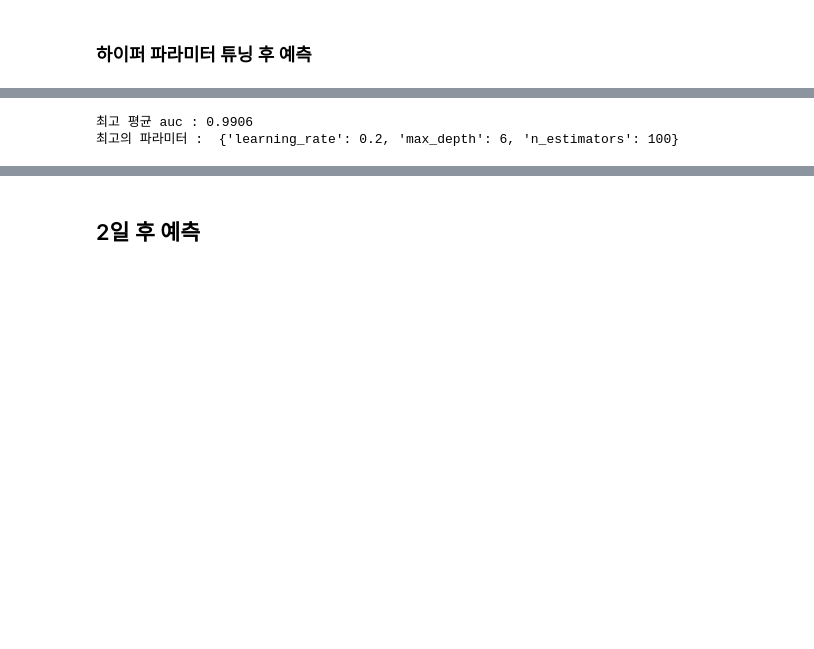
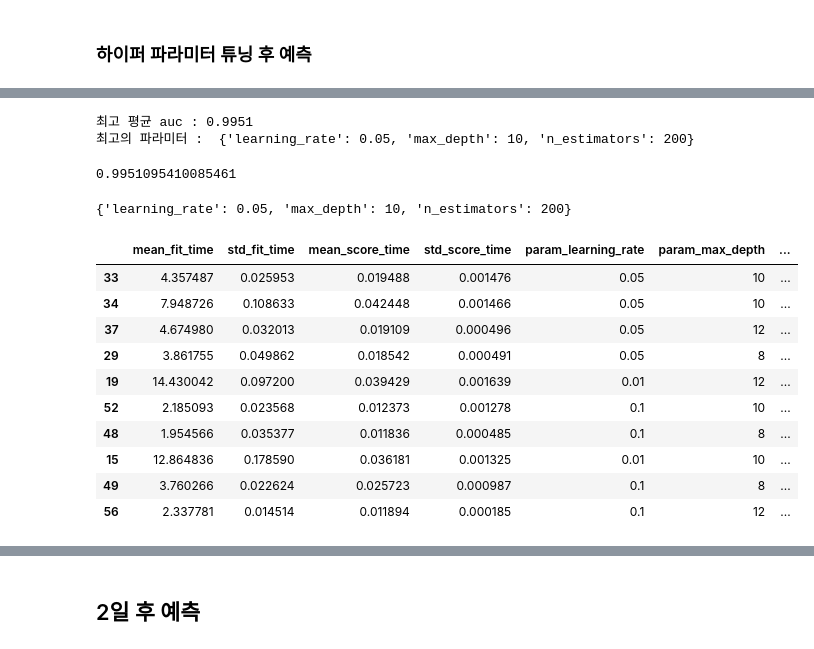
Before and after one commit to wonkwonlee/landslide-prediction-modeling, a Jupyter notebook: XGBoost_undersample.ipynb, the cells around one changed output, grey strips where cells are left out. Drawn from its saved outputs; the diff is of its cells as text; code cells hidden in the pictures; blank space fills up the shorter version.

Commit message:
Update XGBoost with Undersample. Add a function to save best models.

```diff
--- a/XGBoost_undersample.ipynb
+++ b/XGBoost_undersample.ipynb
@@ -175,12 +156,35 @@ GridSearchCV(cv=None, error_score=nan,
 # %%
 print("최고 평균 auc : {0:.4f}".format(xgb_grid.best_score_))
 print("최고의 파라미터 : ", xgb_grid.best_params_)
+print("최고 점수를 낸 파라미터를 가진 모형 : ", xgb_grid.best_estimator_)
 # %% [output]
-최고 평균 auc : 0.9906
-최고의 파라미터 :  {'learning_rate': 0.2, 'max_depth': 6, 'n_estimators': 100}
+최고 평균 auc : 0.9951
+최고의 파라미터 :  {'learning_rate': 0.05, 'max_depth': 10, 'n_estimators': 200}
+# %%
+xgb_grid.best_score_
+# %% [output]
+0.9951095410085461
+# %%
+xgb_grid.best_params_
+# %% [output]
+{'learning_rate': 0.05, 'max_depth': 10, 'n_estimators': 200}
 # %%
 result = pd.DataFrame(xgb_grid.cv_results_)
 result.sort_values(by=['rank_test_score'], inplace=True)
+# %%
+result.head(10)
+# %% [output]
+|  | mean_fit_time | std_fit_time | mean_score_time | std_score_time | param_learning_rate | param_max_depth | ... |
+| 33 | 4.357487 | 0.025953 | 0.019488 | 0.001476 | 0.05 | 10 | ... |
+| 34 | 7.948726 | 0.108633 | 0.042448 | 0.001466 | 0.05 | 10 | ... |
+| 37 | 4.674980 | 0.032013 | 0.019109 | 0.000496 | 0.05 | 12 | ... |
+| 29 | 3.861755 | 0.049862 | 0.018542 | 0.000491 | 0.05 | 8 | ... |
+| 19 | 14.430042 | 0.097200 | 0.039429 | 0.001639 | 0.01 | 12 | ... |
+| 52 | 2.185093 | 0.023568 | 0.012373 | 0.001278 | 0.1 | 10 | ... |
+| 48 | 1.954566 | 0.035377 | 0.011836 | 0.000485 | 0.1 | 8 | ... |
+| 15 | 12.864836 | 0.178590 | 0.036181 | 0.001325 | 0.01 | 10 | ... |
+| 49 | 3.760266 | 0.022624 | 0.025723 | 0.000987 | 0.1 | 8 | ... |
+| 56 | 2.337781 | 0.014514 | 0.011894 | 0.000185 | 0.1 | 12 | ... |
 # %%
 result[['params', 'mean_test_score', 'rank_test_score']].head(10)
 # %% [output]
```
Also changed, not shown: parts of 19 cells of this notebook.
